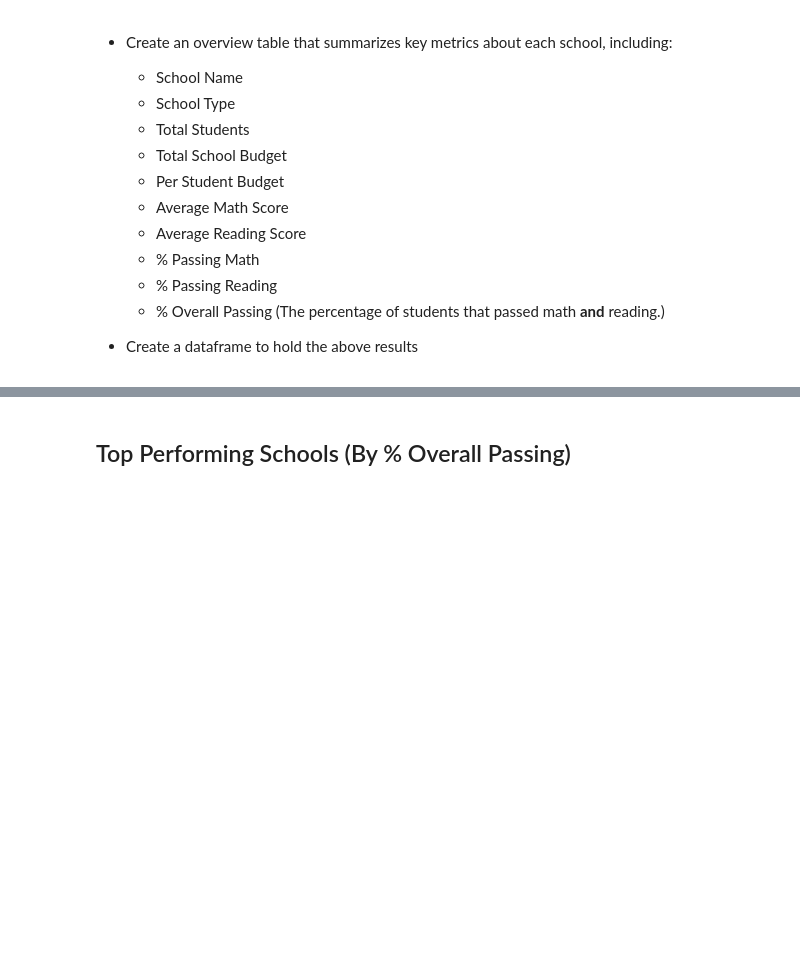
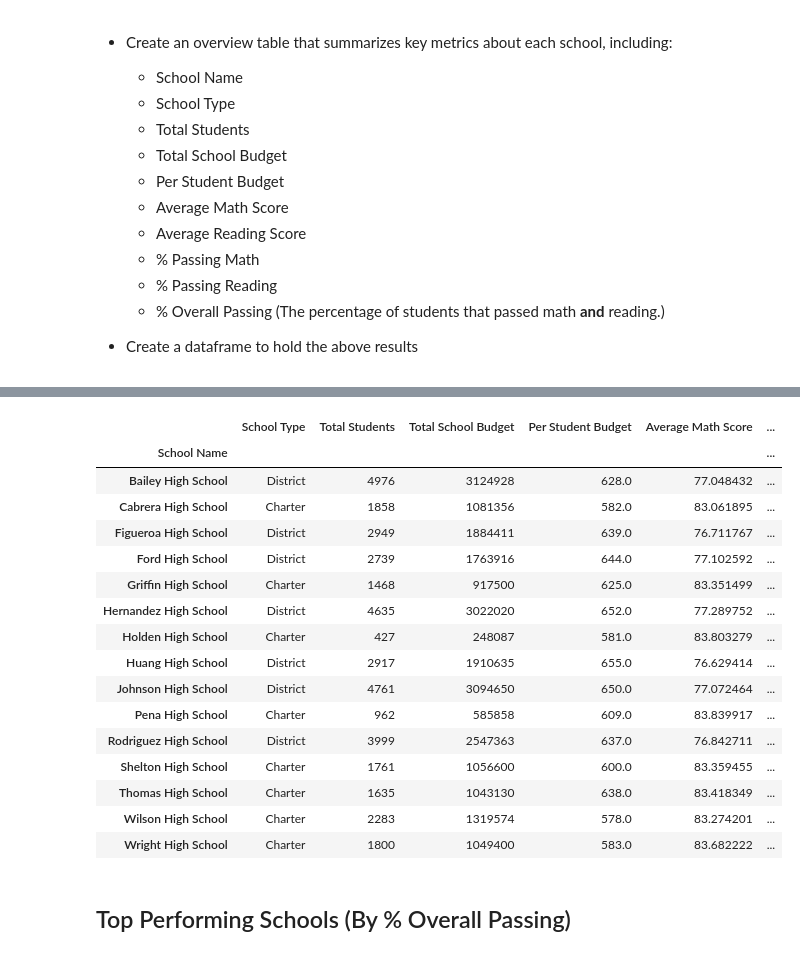
Before and after one commit to AEGarcia7/pandas-challenge, a Jupyter notebook: PyCitySchools/PyCitySchools_starter.ipynb, the cells around one changed output, grey strips where cells are left out. Saved outputs shown, nothing was run; the diff lists cells and outputs as text; code cells hidden in the pictures; blank space fills up the shorter version.

Commit message:
Finished with most of School Summary cell. Need percentage columns

```diff
--- a/PyCitySchools/PyCitySchools_starter.ipynb
+++ b/PyCitySchools/PyCitySchools_starter.ipynb
@@ -122,3 +84,60 @@ district_summary
+# %%
+school_data_rename = school_data_complete.rename(columns={"student_name":"Student Name",
+                                                  "school_name": "School Name",
+                                                 "math_score":"Math Score",
+                                                 "reading_score":"Reading Score",
+                                                 "type":"School Type",
+                                                 "size": "Total Students",
+                                                 "budget":"Budget"})
+
+#mathav70=len(school_data_rename.loc[(school_data_rename["Math Score"]>=70)])
+#passmath=mathav70/len(school_data_rename["Math Score"])*100
+#readingav70=len(school_data_rename.loc[(school_data_rename["Reading Score"]>=70)])
+#passreading=readingav70/len(school_data_rename["Reading Score"])*100
+#passingboth= len(school_data_rename.loc[(school_data_rename["Reading Score"]>=70) &
+#                                          (school_data_rename["Math Score"]>=70)])/Total Students*100
+
+school_mod= school_data_rename[["School Name","School Type","Total Students","Budget","Student Name", "Reading Score" , "Math Score"]]
+school_group= school_mod.groupby(["School Name"])
+school_group.count()
+school_group[["Math Score","Reading Score"]].mean()
+av_math=school_group[["Math Score"]].mean()
+av_reading=school_group[["Reading Score"]].mean()
+school_group=school_mod.groupby(['School Name'])
+school_group.head()
+school_type=school_group["School Type"].first()
+school_budget= school_group["Budget"].first()
+total_students=school_group['Total Students'].first()
+per_student_budget= school_budget/total_students
+reading_score_av=school_group['Reading Score'].mean()
+math_score_av= school_group["Math Score"].mean()
+# %%
+school_summary=pd.DataFrame({"School Type":school_type,
+                             "Total Students":total_students,
+                             "Total School Budget":school_budget,
+                             "Per Student Budget":per_student_budget,
+                             "Average Math Score":math_score_av,
+                             "Average Reading Score":reading_score_av})
+# %%
+school_summary
+# %% [output]
+|  | School Type | Total Students | Total School Budget | Per Student Budget | Average Math Score | ... |
+| School Name |  |  |  |  |  | ... |
+| Bailey High School | District | 4976 | 3124928 | 628.0 | 77.048432 | ... |
+| Cabrera High School | Charter | 1858 | 1081356 | 582.0 | 83.061895 | ... |
+| Figueroa High School | District | 2949 | 1884411 | 639.0 | 76.711767 | ... |
+| Ford High School | District | 2739 | 1763916 | 644.0 | 77.102592 | ... |
+| Griffin High School | Charter | 1468 | 917500 | 625.0 | 83.351499 | ... |
+| Hernandez High School | District | 4635 | 3022020 | 652.0 | 77.289752 | ... |
+| Holden High School | Charter | 427 | 248087 | 581.0 | 83.803279 | ... |
+| Huang High School | District | 2917 | 1910635 | 655.0 | 76.629414 | ... |
+| Johnson High School | District | 4761 | 3094650 | 650.0 | 77.072464 | ... |
+| Pena High School | Charter | 962 | 585858 | 609.0 | 83.839917 | ... |
+| Rodriguez High School | District | 3999 | 2547363 | 637.0 | 76.842711 | ... |
+| Shelton High School | Charter | 1761 | 1056600 | 600.0 | 83.359455 | ... |
+| Thomas High School | Charter | 1635 | 1043130 | 638.0 | 83.418349 | ... |
+| Wilson High School | Charter | 2283 | 1319574 | 578.0 | 83.274201 | ... |
+| Wright High School | Charter | 1800 | 1049400 | 583.0 | 83.682222 | ... |
 # %% [markdown]
 ## Top Performing Schools (By % Overall Passing)
 # %% [markdown]
```
Also changed, not shown: parts of 3 cells of this notebook.
